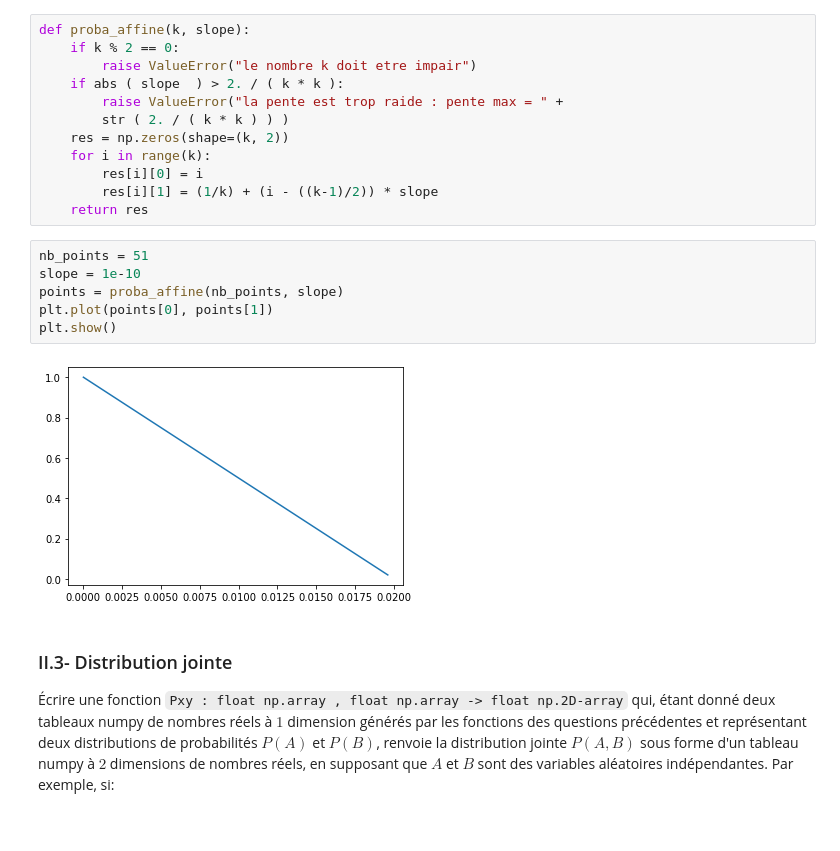
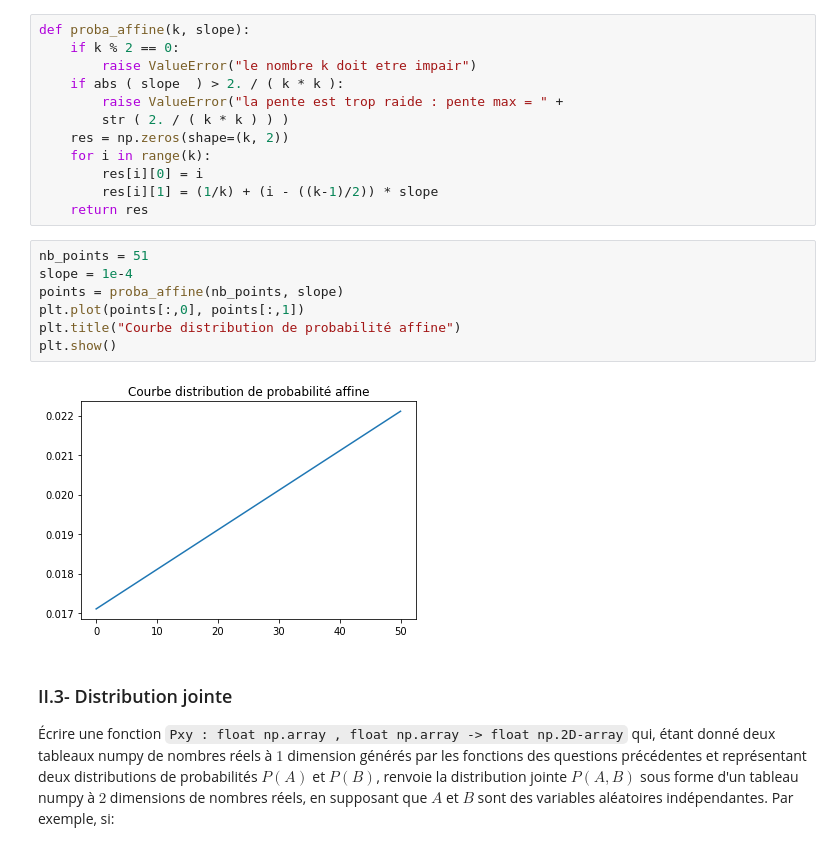
Before and after one commit to hanzopgp/MasterBioInformaticsPTs, a Jupyter notebook: S1/MAPSI/TME/TME2/enonce/tme2.ipynb, the cells around one changed output. Saved outputs shown, nothing was run; the diff lists cells and outputs as text.

```diff
--- a/S1/MAPSI/TME/TME2/enonce/tme2.ipynb
+++ b/S1/MAPSI/TME/TME2/enonce/tme2.ipynb
@@ -119,12 +121,13 @@ def proba_affine(k, slope):
     return res
 # %%
 nb_points = 51
-slope = 1e-10
+slope = 1e-4
 points = proba_affine(nb_points, slope)
-plt.plot(points[0], points[1])
+plt.plot(points[:,0], points[:,1])
+plt.title("Courbe distribution de probabilité affine")
 plt.show()
 # %% [output]
-[figure, old version]
+[figure, new version]
 # %% [markdown]
 ### II.3- Distribution jointe
 Écrire une fonction `Pxy : float np.array , float np.array -> float np.2D-array` qui, étant donné deux tableaux numpy de nombres réels à $1$ dimension générés par les fonctions des questions précédentes et représentant deux distributions de probabilités $P(A)$ et $P(B)$, renvoie la distribution jointe $P(A,B)$ sous forme d'un tableau numpy à $2$ dimensions de nombres réels, en supposant que $A$ et $B$ sont des variables aléatoires indépendantes. Par exemple, si:
```
Also changed, not shown: parts of 29 cells of this notebook.
